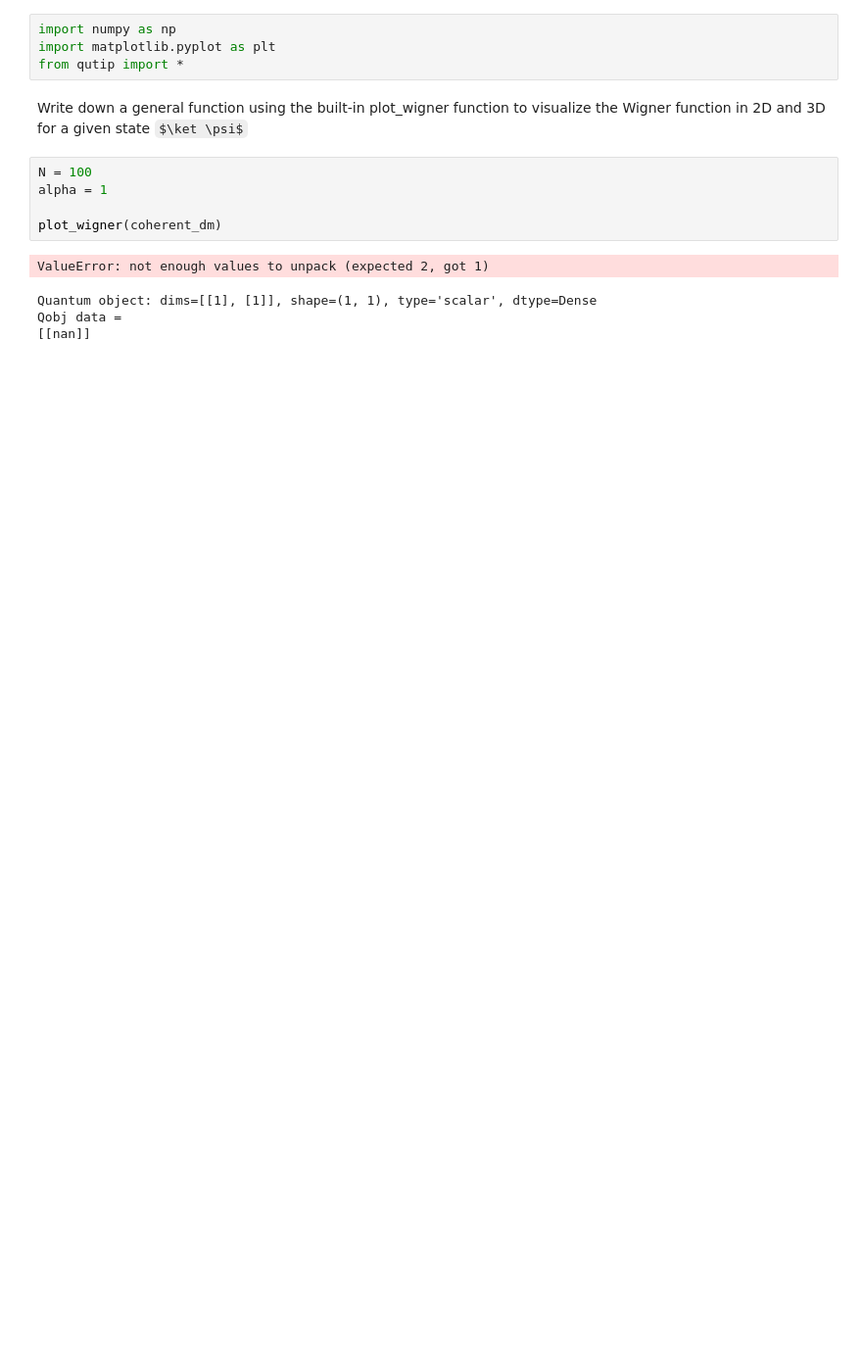
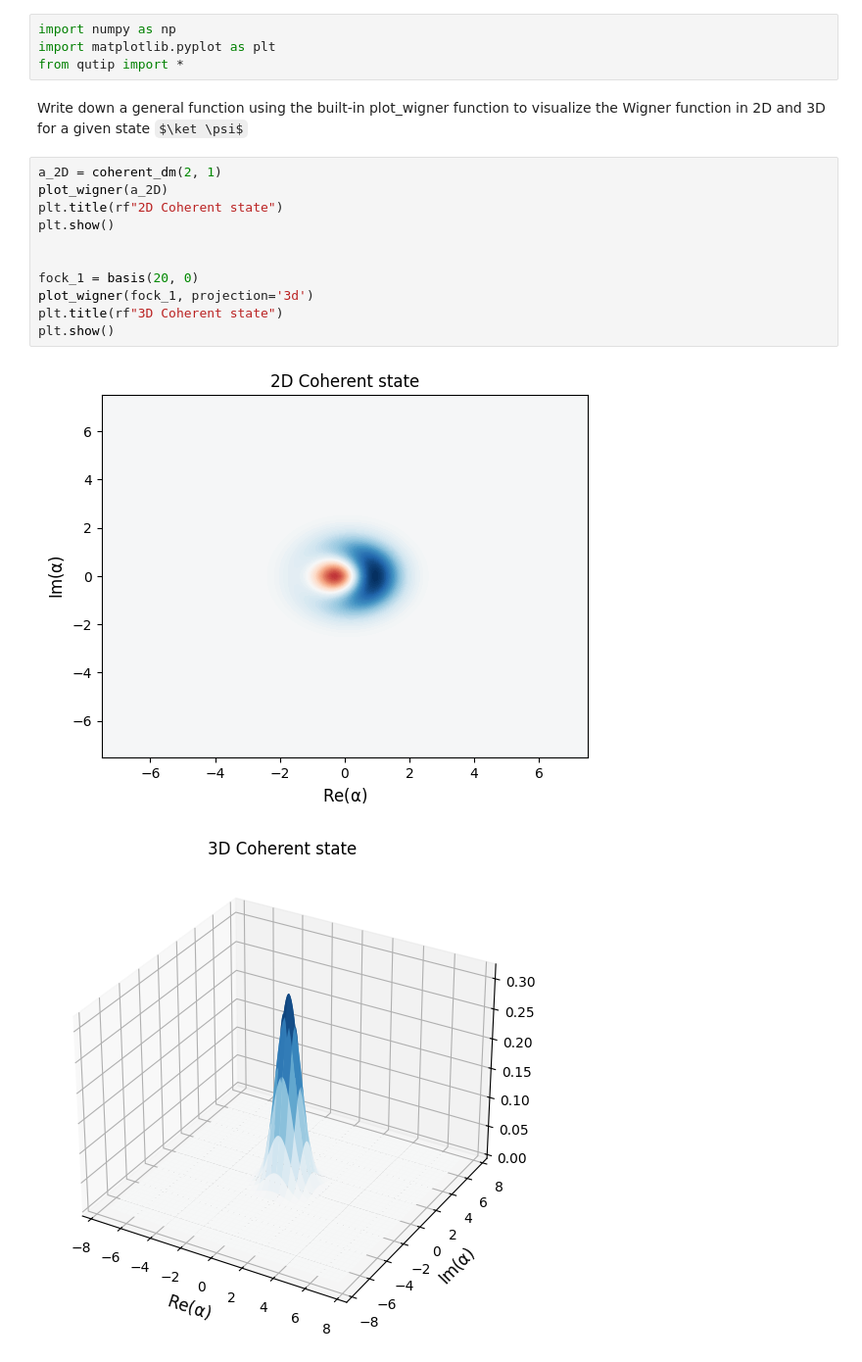
Before and after one commit to davidomanovic/ComputationalPhysics-Projects, a Jupyter notebook: Quantum Electrodynamics/Wigner_quasiprobability_distribution.ipynb, the cells around one changed output. Shown at 98% size. Drawn from its saved outputs; the diff is of its cells as text; some formulas as TeX source; blank space fills up the shorter version.

```diff
--- a/Quantum Electrodynamics/Wigner_quasiprobability_distribution.ipynb
+++ b/Quantum Electrodynamics/Wigner_quasiprobability_distribution.ipynb
@@ -4,13 +4,17 @@ import matplotlib.pyplot as plt
 from qutip import *
 # %% [markdown]
 Write down a general function using the built-in plot_wigner function to visualize the Wigner function in 2D and 3D for a given state $\ket \psi$
-# %%
-N = 100
-alpha = 1
-
-plot_wigner(coherent_dm)
-# %% [output]
-ValueError: not enough values to unpack (expected 2, got 1)
-Quantum object: dims=[[1], [1]], shape=(1, 1), type='scalar', dtype=Dense
-Qobj data =
-[[nan]]
+# %%
+a_2D = coherent_dm(2, 1)
+plot_wigner(a_2D)
+plt.title(rf"2D Coherent state")
+plt.show()
+
+
+fock_1 = basis(20, 0)
+plot_wigner(fock_1, projection='3d')
+plt.title(rf"3D Coherent state")
+plt.show()
+# %% [output]
+[figure, added]
+[figure, added]
```
Also changed, not shown: parts of 6 cells of this notebook.
